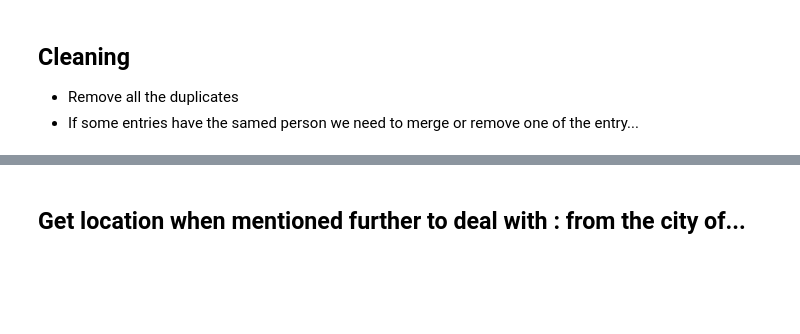
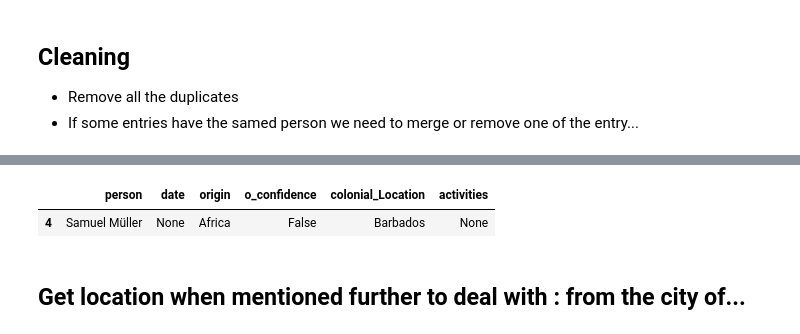
Before and after one commit to ych-wang/Colonial-heritage-in-Switzerland, a Jupyter notebook: caricom-text-processing.ipynb, the cells around one changed output, grey strips where cells are left out. Cells and saved outputs as stored; diff of their text form; code cells hidden in the pictures; blank space fills up the shorter version.

```diff
--- a/caricom-text-processing.ipynb
+++ b/caricom-text-processing.ipynb
@@ -814,3 +849,8 @@ s1_items[10]
+# %%
+caricomDataRaw.iloc[4:5]
+# %% [output]
+|  | person | date | origin | o_confidence | colonial_Location | activities |
+| 4 | Samuel Müller | None | Africa | False | Barbados | None |
 # %% [markdown]
 
 ## Get location when mentioned further to deal with : from the city of...
```
Also changed, not shown: parts of 44 cells of this notebook, 3 other files.
